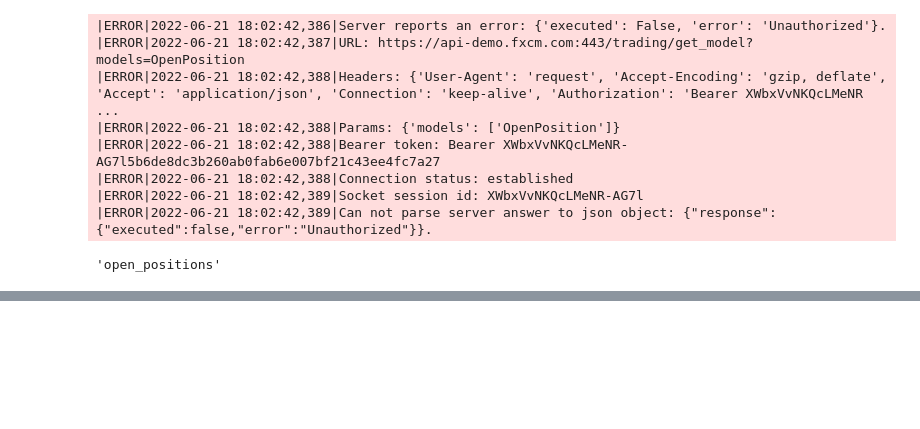
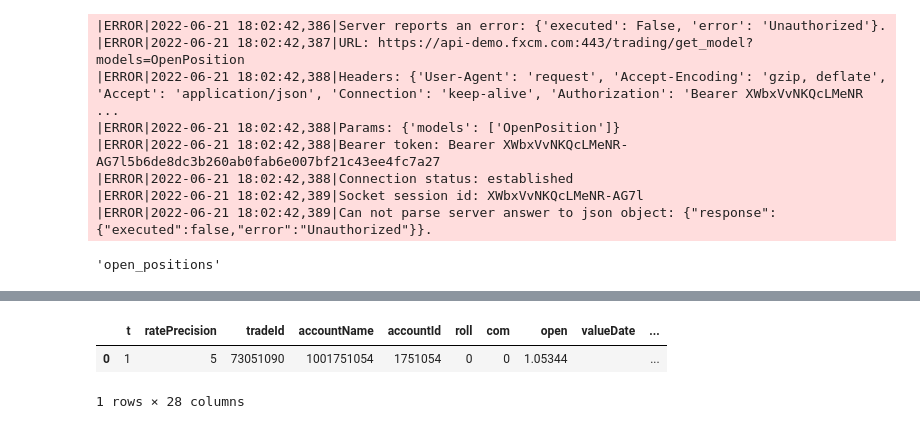
Before and after one commit to sonupal129/affinity, a Jupyter notebook: algo_test.ipynb, the cells around one changed output, grey strips where cells are left out. Drawn from its saved outputs; the diff is of its cells as text; code cells hidden in the pictures; blank space fills up the shorter version.

```diff
--- a/algo_test.ipynb
+++ b/algo_test.ipynb
@@ -1647,0 +1706,7 @@ except Exception as e:
+# %%
+
+{'bidopen': {'2022-06-22 12:13:00': 1.05205}, 'bidclose': {'2022-06-22 12:13:00': 1.05192}, 'bidhigh': {'2022-06-22 12:13:00': 1.0521}, 'bidlow': {'2022-06-22 12:13:00': 1.05186}, 'askopen': {'2022-06-22 12:13:00': 1.05218}, 'askclose': {'2022-06-22 12:13:00': 1.05206}, 'askhigh': {'2022-06-22 12:13:00': 1.05225}, 'asklow': {'2022-06-22 12:13:00': 1.05201}, 'tickqty': {'2022-06-22 12:13:00': 268}, 'max_bid': {'2022-06-22 12:13:00': 1.0521}, 'min_bid': {'2022-06-22 12:13:00': 1.05186}, 'small_sma': {'2022-06-22 12:13:00': 1.051812857142857}, 'large_sma': {'2022-06-22 12:13:00': 1.0517379999999998}, 'rsi': {'2022-06-22 12:13:00': 61.57142335539043}, 'rsi_signal': {'2022-06-22 12:13:00': 'DOWN_REVERSE'}, 'sma_signal': {'2022-06-22 12:13:00': ''}, 'entry_price': {'2022-06-22 12:13:00': 1.05192}, 'entry_signal': {'2022-06-22 12:13:00': 'SELL'}}
+# %% [output]
+|  | t | ratePrecision | tradeId | accountName | accountId | roll | com | open | valueDate | ... |
+| 0 | 1 | 5 | 73051090 | 1001751054 | 1751054 | 0 | 0 | 1.05344 |  | ... |
+1 rows × 28 columns
```
Also changed, not shown: parts of 31 cells of this notebook, 2 other files.
